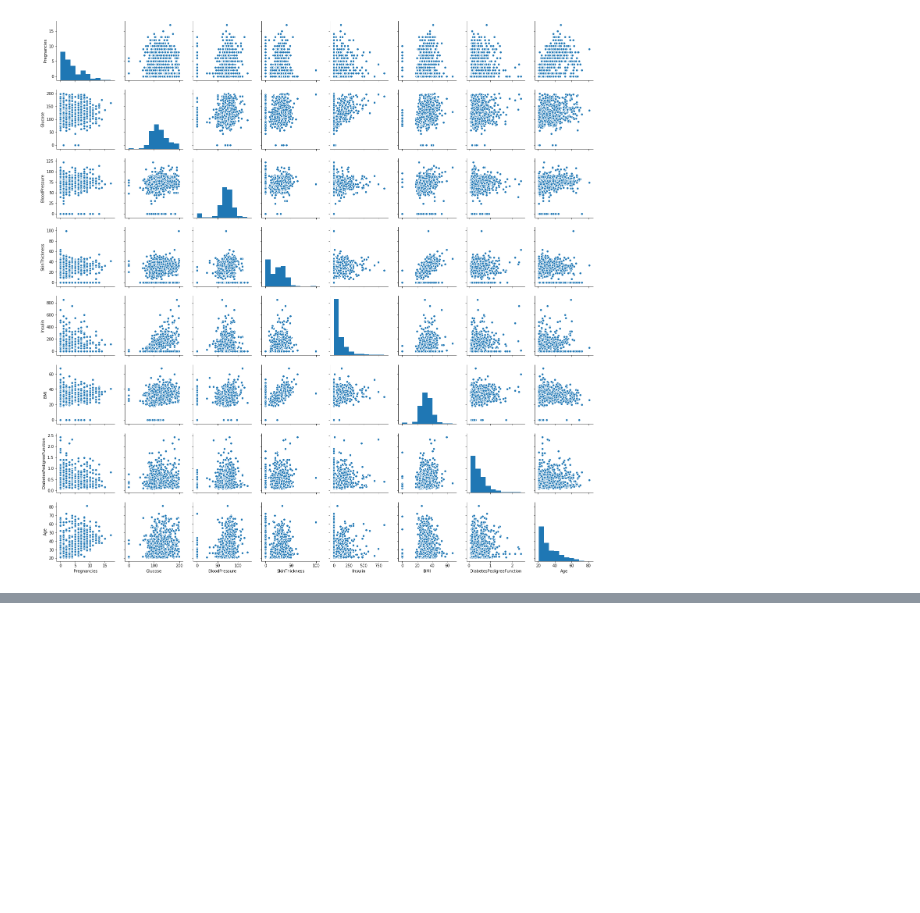
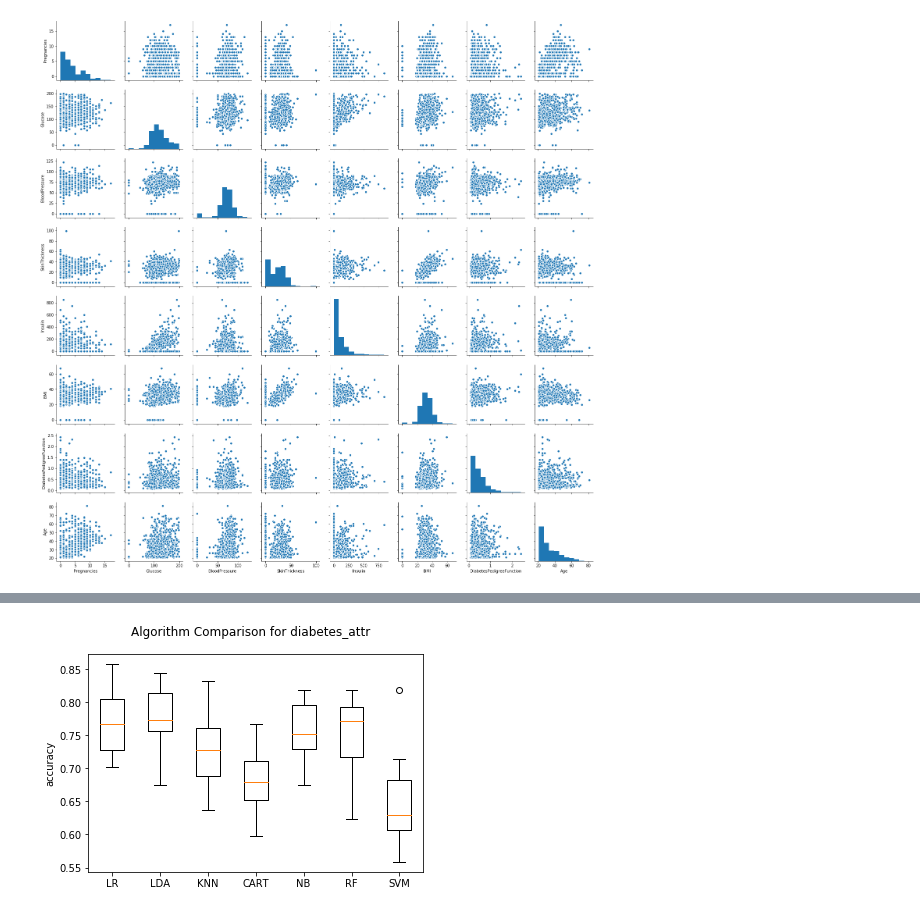
Before and after one commit to kp-algomaster/Data_PreProcessing_with_Python, a Jupyter notebook: data_pre-processing.ipynb, the cells around one changed output, grey strips where cells are left out. Saved outputs shown, nothing was run; the diff lists cells and outputs as text; code cells hidden in the pictures; blank space fills up the shorter version.

Commit message:
managed missing data

```diff
--- a/data_pre-processing.ipynb
+++ b/data_pre-processing.ipynb
@@ -420,0 +586,11 @@ This can be estimated from training data or specified directly if you have deep
+# %%
+print("== 4.b treating missing values by purging or imputating ==")
+## missing.arff
+print("=== Assuming, zero indicates missing values === ")
+print("missing values by count")
+print((pima_df[['Pregnancies', 'Glucose', 'BloodPressure', 'SkinThickness', 'Insulin', 'BMI', 'DiabetesPedigreeFunction', 'Age']] == 0).sum())
+print("=== purging ===")
+# make a copy of original data set
+dataset_cp = pima_df.copy(deep=True)
+
+dataset_cp[['Glucose', 'BloodPressure', 'SkinThickness', 'Insulin', 'BMI']] = dataset_cp[['Glucose', 'BloodPressure', 'SkinThickness', 'Insulin', 'BMI']].replace(0, np.NaN)
@@ -420,0 +644,9 @@ This can be estimated from training data or specified directly if you have deep
+# %%
+print(" = 5. Evaluate Some Algorithms = ")
+# Split-out validation dataset
+print(" == 5.1 Create a Validation Dataset: Split-out validation dataset == ")
+
+# Test options and evaluation metric
+print(" == 5.2 Test Harness: Test options and evaluation metric == ")
+seed = 7
+scoring = 'accuracy'
@@ -420,0 +657,77 @@ This can be estimated from training data or specified directly if you have deep
+# %%
+# Spot Check Algorithms
+# algo eval imports
+from sklearn import model_selection
+from sklearn.metrics import accuracy_score
+from sklearn.linear_model import LogisticRegression
+from sklearn.discriminant_analysis import LinearDiscriminantAnalysis
+from sklearn.tree import DecisionTreeClassifier
+from sklearn.neighbors import KNeighborsClassifier
+from sklearn.ensemble import RandomForestClassifier
+from sklearn.naive_bayes import GaussianNB
+from sklearn.svm import SVC
+
+# fine tuning
+from sklearn.linear_model import Ridge
+from sklearn.model_selection import GridSearchCV
+
+# significance tests
+import scipy.stats as stats
+import math
+
+# build and save model using Pickle
+from random import *
+import pickle
+print("== 5.3 Build Models: build and evaluate our five models, Spot Check Algorithms ==")
+datasets = []
+datasets.append(('diabetes_attr', diabetes_attr, label))
+datasets.append(('normalized_attr', normalized_attr, label))
+datasets.append(('standardized_attr', standardized_attr, label))
+datasets.append(('impute_attr', impute_attr, label))
+datasets.append(('missing_attr', missing_attr, missing_label))
+datasets.append(('undersampling_attr', undersampling_attr, undersampling_label))
+datasets.append(('oversampling_attr', oversampling_attr, oversampling_label))
+
+models = []
+models.append(('LR', LogisticRegression())) # based on imbalanced datasets and default parameters
+models.append(('LDA', LinearDiscriminantAnalysis()))
+models.append(('KNN', KNeighborsClassifier()))
+models.append(('CART', DecisionTreeClassifier()))
+models.append(('NB', GaussianNB()))
+models.append(('RF', RandomForestClassifier()))
+models.append(('SVM', SVC()))
+
+print("eval metric: " + scoring)
+for dataname, attributes, target in datasets:
+	# evaluate each model in turn
+	results = []
+	names = []
+	print("= " + dataname + " = ")
+	print("algorithm,mean,std,signficance,p-val")
+	for name, model in models:
+		kfold = model_selection.KFold(n_splits=10, random_state=seed)
+		cv_results = model_selection.cross_val_score(model, attributes, target, cv=kfold, scoring=scoring)
+		results.append(cv_results)
+		#print("cv_results")
+		#print(cv_results)
+		names.append(name)
+
+		t, prob = stats.ttest_rel(a= cv_results,b= results[0])
+		#print("LR vs ", name, t,prob)
+		# Below 0.05, significant. Over 0.05, not significant.
+		# http://blog.minitab.com/blog/understanding-statistics/what-can-you-say-when-your-p-value-is-greater-than-005
+		statistically_different = (prob < 0.05)
+
+		msg = "%s: %f (%f) %s %f" % (name, cv_results.mean(), cv_results.std(), statistically_different, prob)
+		print(msg)
+
+	# Compare Algorithms
+	print(" == 5.4 Select Best Model, Compare Algorithms == ")
+	fig = plt.figure()
+	fig.suptitle('Algorithm Comparison for ' + dataname)
+	ax = fig.add_subplot(111) # what does 111 mean?
+	plt.boxplot(results)
+	plt.ylabel(scoring)
+	ax.set_xticklabels(names)
+	plt.show()
+# %% [output]
@@ -420,0 +746 @@ This can be estimated from training data or specified directly if you have deep
+[figure, added]
```
Also changed, not shown: parts of 19 cells of this notebook.
